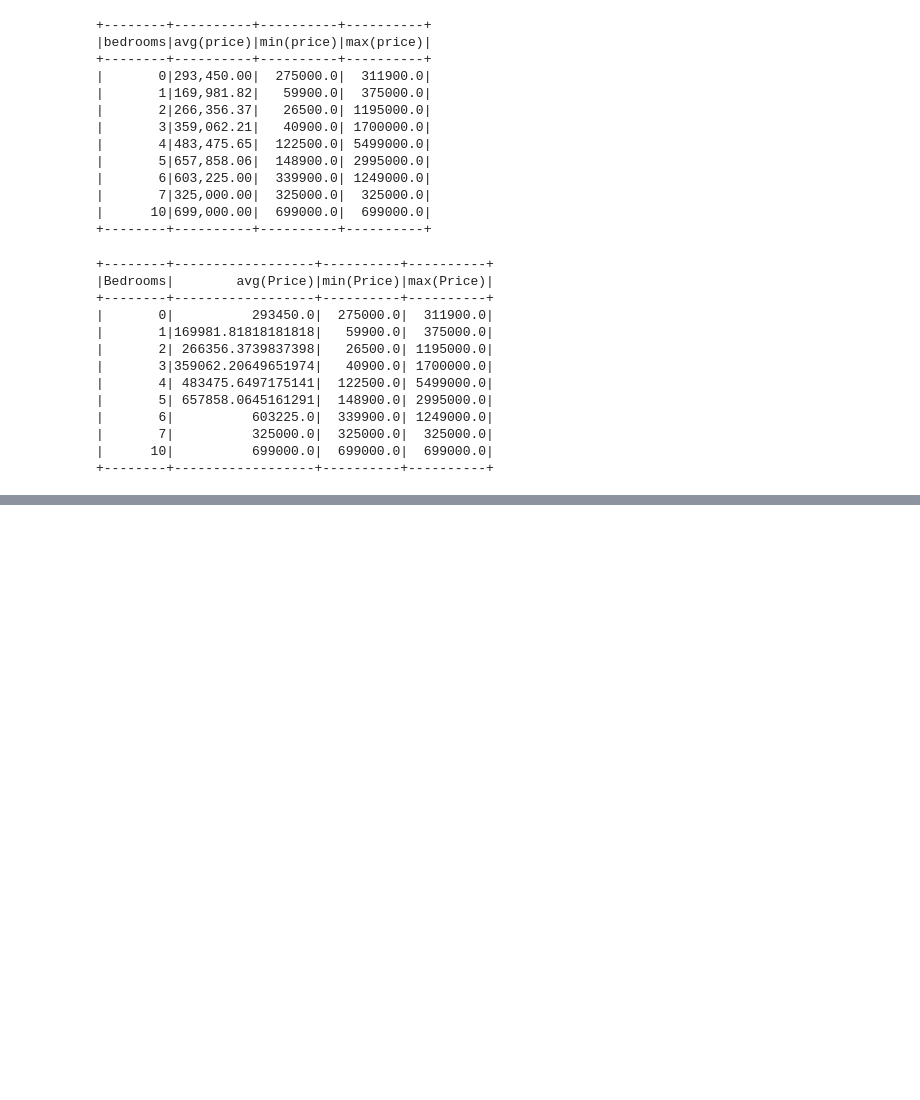
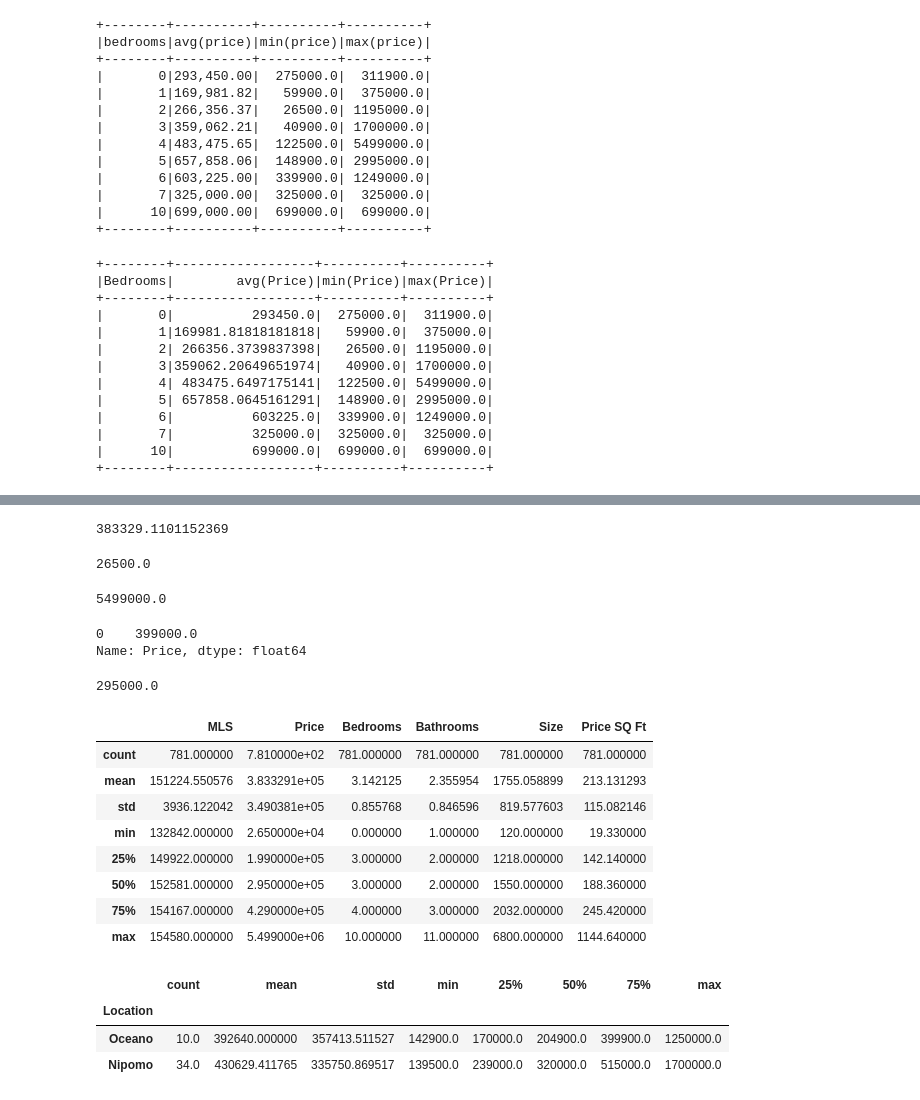
Before and after one commit to jpbarddal/jpbarddal.github.io, a Jupyter notebook: assets/data/bigdata/dttd/dttd_spark_26_abril_2023.ipynb, the cells around one changed output, grey strips where cells are left out. Drawn from its saved outputs; the diff is of its cells as text; code cells hidden in the pictures; blank space fills up the shorter version.

```diff
--- a/assets/data/bigdata/dttd/dttd_spark_26_abril_2023.ipynb
+++ b/assets/data/bigdata/dttd/dttd_spark_26_abril_2023.ipynb
@@ -441,0 +601,37 @@ spark.sql(query).show(10)
+# %%
+# calculando o preco medio das casas
+df['Price'].mean()
+# %% [output]
+383329.1101152369
+# %%
+# maior e menor valor
+df['Price'].min()
+# %% [output]
+26500.0
+# %%
+df['Price'].max()
+# %% [output]
+5499000.0
+# %%
+# moda
+df['Price'].mode()
+# %% [output]
+0    399000.0
+Name: Price, dtype: float64
+# %%
+# Quartis
+df['Price'].quantile(0.5)
+# %% [output]
+295000.0
+# %%
+df.describe()
+# %% [output]
+|  | MLS | Price | Bedrooms | Bathrooms | Size | Price SQ Ft |
+| count | 781.000000 | 7.810000e+02 | 781.000000 | 781.000000 | 781.000000 | 781.000000 |
+| mean | 151224.550576 | 3.833291e+05 | 3.142125 | 2.355954 | 1755.058899 | 213.131293 |
+| std | 3936.122042 | 3.490381e+05 | 0.855768 | 0.846596 | 819.577603 | 115.082146 |
+| min | 132842.000000 | 2.650000e+04 | 0.000000 | 1.000000 | 120.000000 | 19.330000 |
+| 25% | 149922.000000 | 1.990000e+05 | 3.000000 | 2.000000 | 1218.000000 | 142.140000 |
+| 50% | 152581.000000 | 2.950000e+05 | 3.000000 | 2.000000 | 1550.000000 | 188.360000 |
+| 75% | 154167.000000 | 4.290000e+05 | 4.000000 | 3.000000 | 2032.000000 | 245.420000 |
+| max | 154580.000000 | 5.499000e+06 | 10.000000 | 11.000000 | 6800.000000 | 1144.640000 |
@@ -441,0 +650,9 @@ spark.sql(query).show(10)
+# %%
+df_query = df.drop('Status', axis=1)\
+             .groupby('Location').describe()
+df_query.loc[['Oceano', 'Nipomo']]['Price']
+# %% [output]
+|  | count | mean | std | min | 25% | 50% | 75% | max |
+| Location |  |  |  |  |  |  |  |  |
+| Oceano | 10.0 | 392640.000000 | 357413.511527 | 142900.0 | 170000.0 | 204900.0 | 399900.0 | 1250000.0 |
+| Nipomo | 34.0 | 430629.411765 | 335750.869517 | 139500.0 | 239000.0 | 320000.0 | 515000.0 | 1700000.0 |
```
Also changed, not shown: parts of 19 cells of this notebook, 2 other files.
